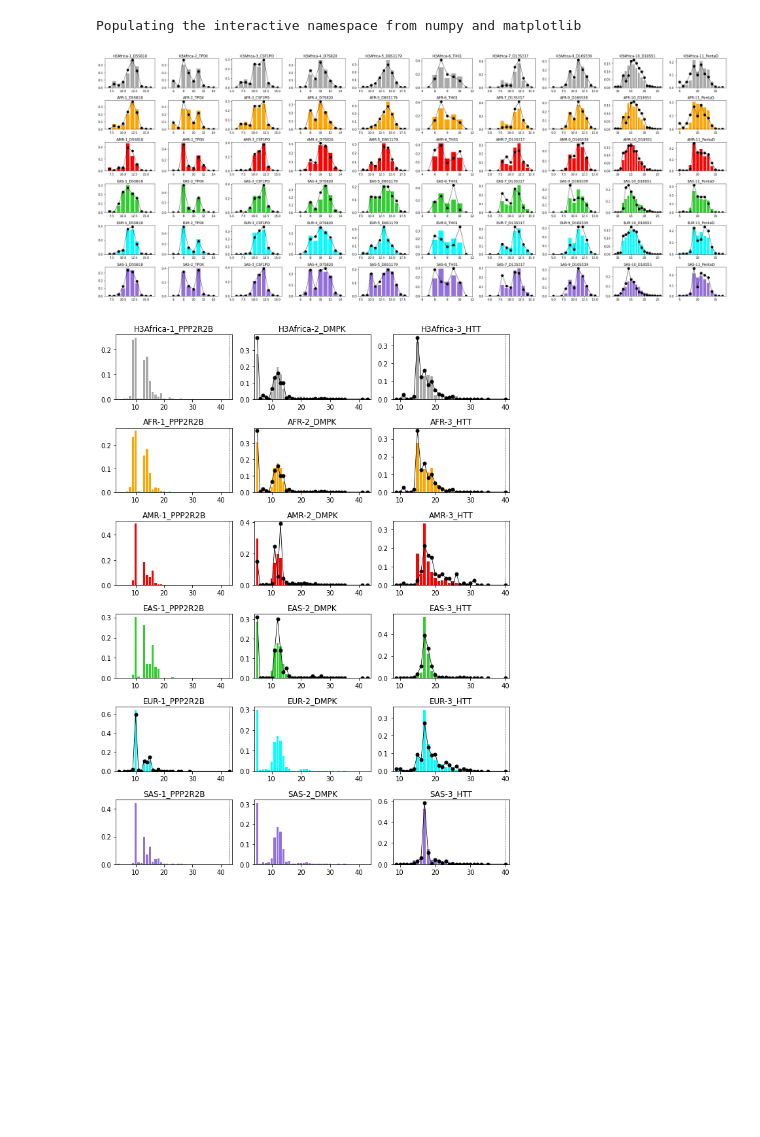
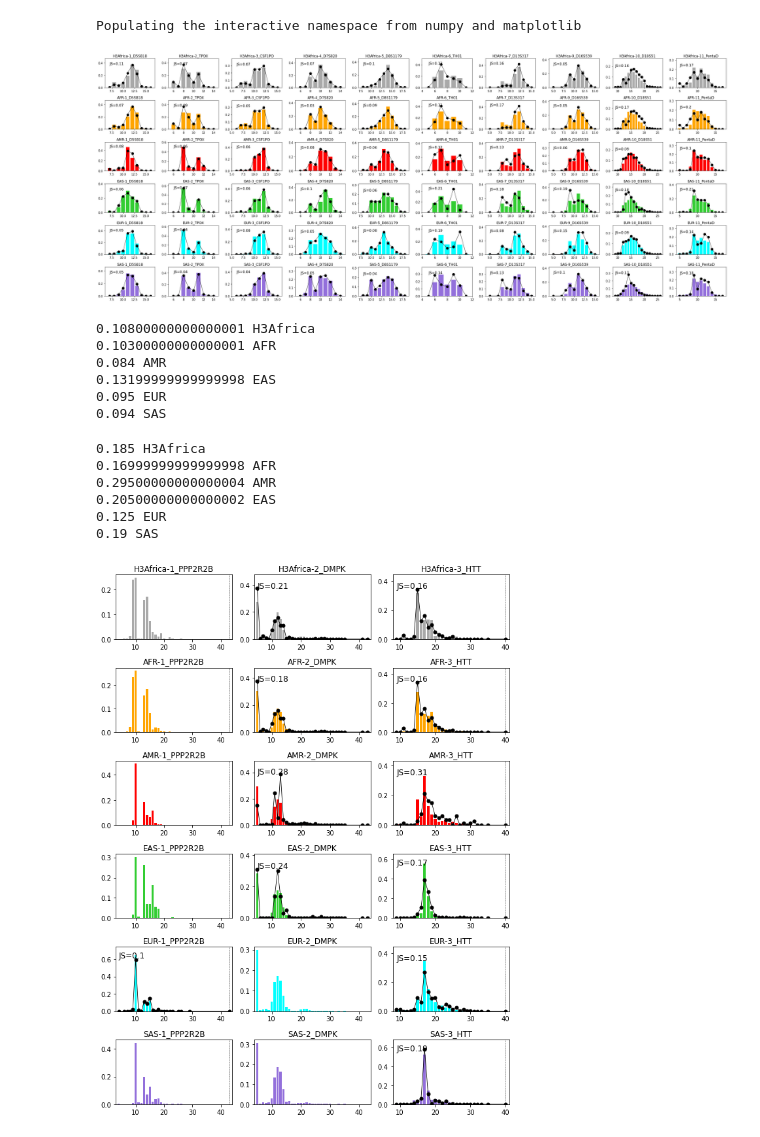
Before and after one commit to gymreklab/1000Genomes-TR-Analysis, a Jupyter notebook: afreqs/1000G-AlleleFreqsCompare.ipynb, the cells around one changed output. Drawn from its saved outputs; the diff is of its cells as text; code cells hidden in the pictures; blank space fills up the shorter version.

```diff
--- a/afreqs/1000G-AlleleFreqsCompare.ipynb
+++ b/afreqs/1000G-AlleleFreqsCompare.ipynb
@@ -62,10 +63,12 @@ known_freqs['freq_H3Africa'] = known_freqs['freq_AFR']
 # %% [output]
 Populating the interactive namespace from numpy and matplotlib
 # %%
+all_freqs = []
 def PlotFreqs(called_freqs, known_freqs, popcolors, locus_list, dot_size, thresholds=None, figname=None):
     superpops = list(popcolors.keys())
     num_pops = len(superpops) # =numrows
     num_loci = called_freqs.shape[0] # =numcols
+    JS_df = pd.DataFrame(columns = superpops)
 
     fig, axis_array = plt.subplots(len(superpops), num_loci, figsize=(num_loci*3, len(superpops)*2))
     plotnum = 0
@@ -100,43 +103,75 @@ def PlotFreqs(called_freqs, known_freqs, popcolors, locus_list, dot_size, thresh
         for sp in superpops:
             spcts = {}
             cstring = k["freq_%s"%sp].values[0]
             if str(cstring) == "nan": continue
             for allele in cstring.split(","):
                 al, fq = allele.split(":")
                 al = np.ceil(float(al)); fq = float(fq)
                 spcts[al] = spcts.get(al, 0) + fq
             kcounts[sp] = spcts
-
+        JS_list = []
         for j in range(len(superpops)):
             if num_loci == 1:
                 ax = axis_array[j]
             else:
                 ax = axis_array[j, i]
             ax.bar(alleles, [popcounts[superpops[j]].get(a, 0) for a in alleles], color=popcolors[superpops[j]])
 
             # Plot known
             if superpops[j] in kcounts.keys():
                 ax.plot(alleles, [kcounts[superpops[j]].get(a, 0) for a in alleles], color="black",
                     marker="o", linewidth=0.8, markersize=dot_size)
+                JS = round(distance.jensenshannon([popcounts[superpops[j]].get(a, 0) for a in alleles],
+                                        [kcounts[superpops[j]].get(a, 0) for a in alleles]),2)
+                max_y = max(max([kcounts[superpops[j]].get(a, 0) for a in alleles]),
+                         max([popcounts[superpops[j]].get(a, 0) for a in alleles]))
+                ax.set_ylim(0, max_y + 0.1)
+                ax.text(min(alleles) + 0.05, ax.get_ylim()[1]-0.05, f"JS={JS}", fontsize=12,ha='left', va='top')
+                JS_list.append(JS)
+                all_freqs.append([superpops[j], i, popcounts[superpops[j]],
+                                 kcounts[superpops[j]], alleles])
+            else:
+                JS_list.append(np.nan)
 
             # Plot threshold
             if thresholds is not None and locus_id in thresholds.keys():
                 ax.axvline(x=thresholds[locus_id], linewidth=0.5, linestyle="dashed", color="black")
             ax.set_xlim(left=min(alleles)-1, right=max(alleles)+1)
-            ax.set_title("%s-%s"%(superpops[j], locus_id))
+            ax.set_title(f"{superpops[j]}-{locus_id}")
             plotnum += 1
+        JS_df = JS_df.append(pd.Series(JS_list, index=JS_df.columns), ignore_index=True)
     fig.tight_layout()
     if figname is not None: plt.savefig(figname, dpi=1200)
+    return JS_df
 
-PlotFreqs(codis_obs_freqs, known_freqs, popcolors, codis_list, 8, thresholds=None, figname="pdfs/1000G-CODIS-Afreq.pdf")
+JS_codis = PlotFreqs(codis_obs_freqs, known_freqs, popcolors, codis_list, 8, thresholds=None, figname="pdfs/1000G-CODIS-Afreq.pdf")
 # %% [output]
-[figure, old version]
+[figure, new version]
+# %%
+for pop in popcolors.keys():
+    print(np.mean(JS_codis[pop]), pop)
+# %% [output]
+0.10800000000000001 H3Africa
+0.10300000000000001 AFR
+0.084 AMR
+0.13199999999999998 EAS
+0.095 EUR
+0.094 SAS
 # %%
 thresholds = {
     "3_HTT": 40,
     "1_PPP2R2B": 43,
 }
-PlotFreqs(disease_obs_freqs, disease_freqs, popcolors,
+JS_disease = PlotFreqs(disease_obs_freqs, disease_freqs, popcolors,
           disease_list, 5, thresholds=thresholds, figname="pdfs/1000G-Disease-Afreq.pdf")
+
+for pop in popcolors.keys():
+    print(np.nanmean(JS_disease[pop]), pop)
 # %% [output]
+0.185 H3Africa
+0.16999999999999998 AFR
+0.29500000000000004 AMR
+0.20500000000000002 EAS
+0.125 EUR
+0.19 SAS
-[figure, old version]
+[figure, new version]
```
Also changed, not shown: parts of 4 cells of this notebook.
